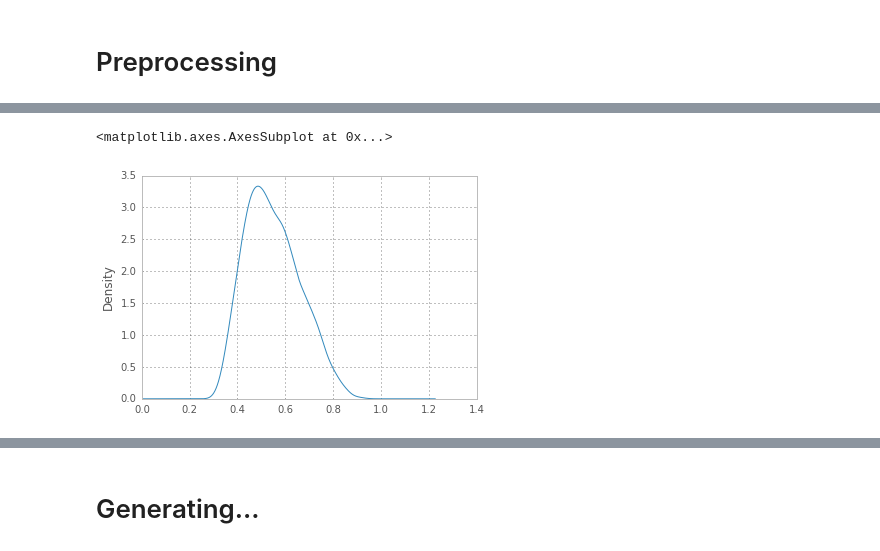
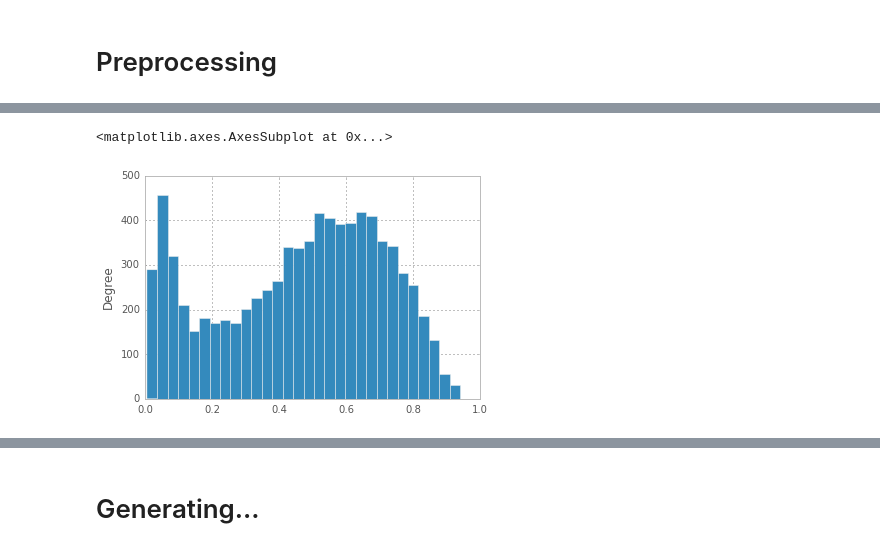
Before and after one commit to jxnl/nyu-twipsy, a Jupyter notebook: script-generating-amt-todoset.ipynb, the cells around one changed output, grey strips where cells are left out. Saved outputs shown, nothing was run; the diff lists cells and outputs as text; code cells hidden in the pictures.

```diff
--- a/script-generating-amt-todoset.ipynb
+++ b/script-generating-amt-todoset.ipynb
@@ -80,3 +88,7 @@ clf_ac = ClassifierAccess.get_byfile("alcohol|accuracy:0.8289703315881326|f1:0.8
+# %%
+X = X.sample(10000)
 # %%
-first_person_labels = clf_fp.predict_proba(X_control)[:,1]
-alch_labels = clf_ac.predict_proba(X_control)[:,1]
+%%time
+
+first_person = firstperson_classifier.predict_proba(X)[:,1]
+alch_labels = alcohol_classifier.predict_proba(X)[:,1]
@@ -83,4 +98,4 @@ alch_labels = clf_ac.predict_proba(X_control)[:,1]
 # %%
-X_control["predicted_fp"] = first_person_labels
-X_control["predicted_alc"] = alch_labels
+X["predicted_fp"] = first_person
+X["predicted_alc"] = alch_labels
 # %% [output]
@@ -97,4 +103,6 @@ See the the caveats in the documentation: http://pandas.pydata.org/pandas-docs/s
 # %%
-X = X_control[(X_control.predicted_fp > 0.5) & (X_control.predicted_alc > 0.6) & ~(X_control.text.str.contains("Drinking a"))]
+X = X[
+    ~(X.text.str.contains("Drinking a"))
+]
 # %%
 X["score"] = (X.predicted_alc * X.predicted_fp)
@@ -131,5 +109,5 @@ X
 # %%
-X.score.plot("kde")
+X.score.plot(kind="hist", bins=30)
 # %% [output]
 <matplotlib.axes.AxesSubplot at 0x...>
-[figure, old version]
+[figure, new version]
```
Also changed, not shown: parts of 36 cells of this notebook, 6 other files.
